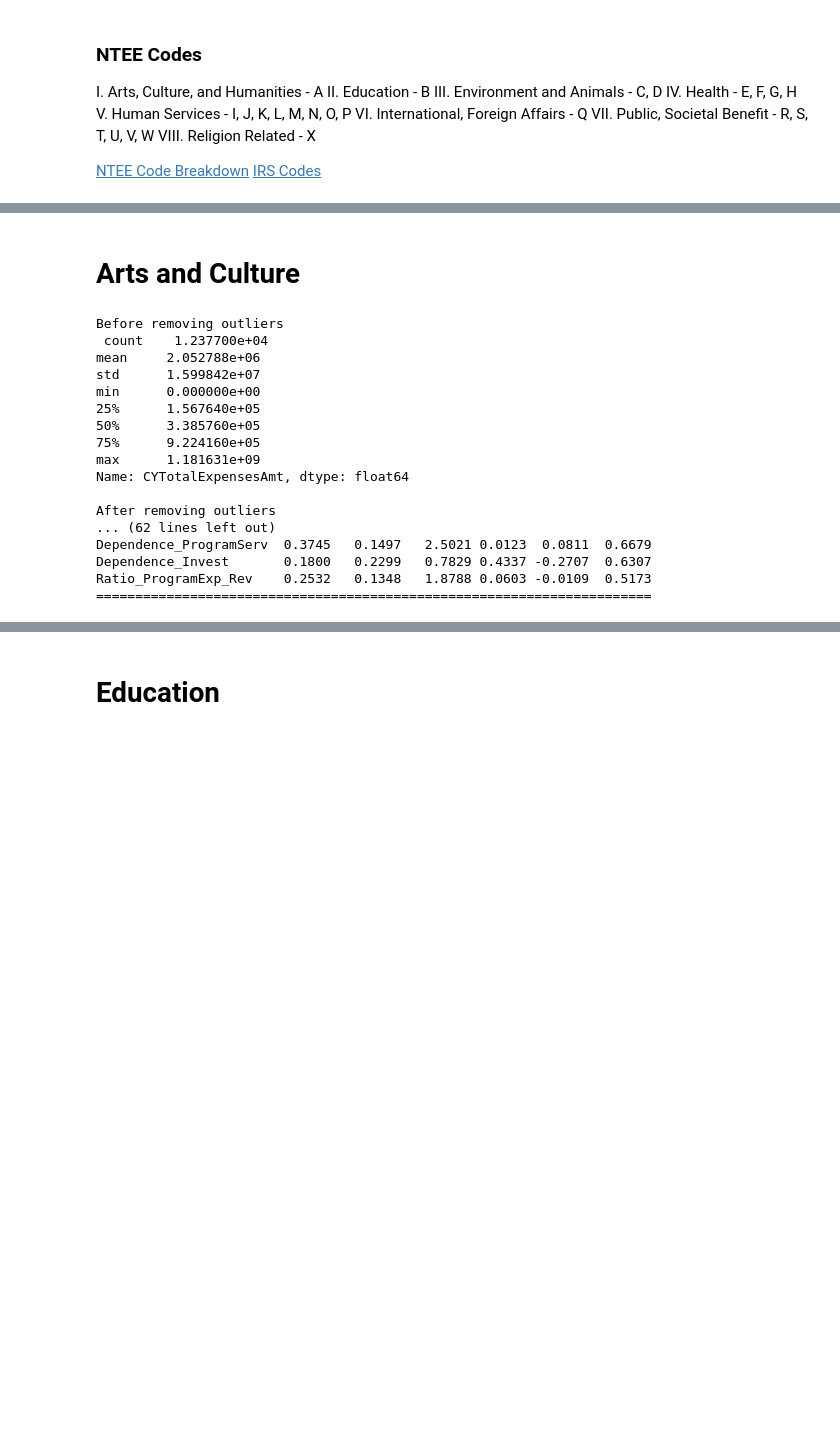
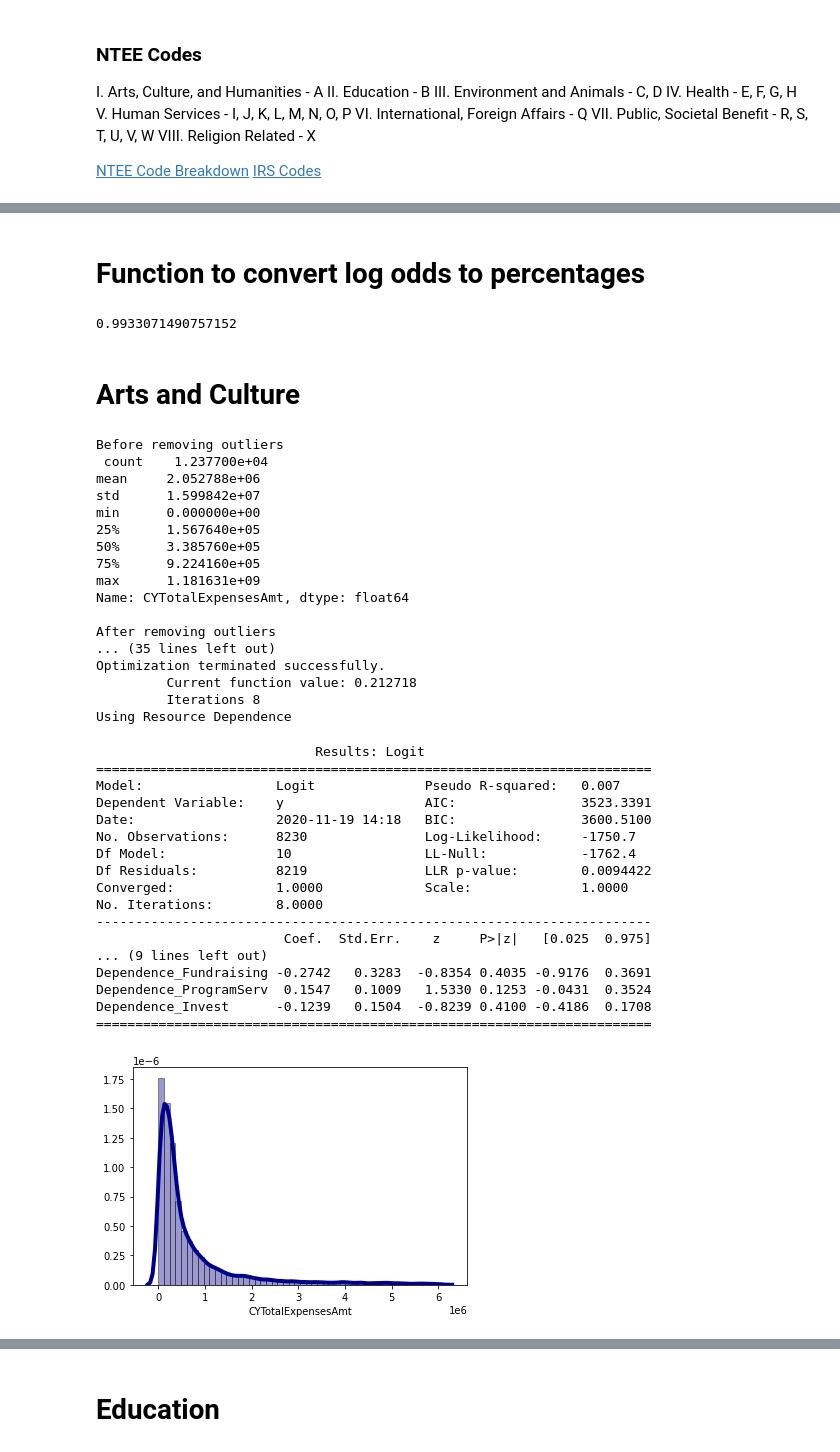
Before and after one commit to ethantenison/Impact_Capital, a Jupyter notebook: notebooks/analysis.ipynb, the cells around one changed output, grey strips where cells are left out. Drawn from its saved outputs; the diff is of its cells as text; code cells hidden in the pictures; blank space fills up the shorter version.

```diff
--- a/notebooks/analysis.ipynb
+++ b/notebooks/analysis.ipynb
@@ -123,0 +126,8 @@ Number of nonprofits:  231523
+# %%
+test = zipcodes.matching('70661')
+test
+df2015BERT['ZIPCd']  = df2015BERT['ZIPCd'].fillna(0)
+df2015BERT['ZIPCd'] = df2015BERT['ZIPCd'].astype('int64')
+df2015BERT['ZIPCd'] = df2015BERT['ZIPCd'].astype(str)
+#df2015BERT.info()
+df2015BERT['ZIPCd'][0]
@@ -123,0 +136,6 @@ Number of nonprofits:  231523
+# %%
+for i in df2015BERT.index:
+    if len(df2015BERT.at[i,'ZIPCd']) == 4:
+        df2015BERT.at[i,'ZIPCd'] = "0" + df2015BERT.at[i,'ZIPCd']
+    elif len(df2015BERT.at[i,'ZIPCd']) == 8:
+        df2015BERT.at[i,'ZIPCd'] = "0" + df2015BERT.at[i,'ZIPCd']
@@ -254,24 +323,23 @@ def logfunc(data, low, high):
     df2015 = data[data['CYTotalExpensesAmt'].between(data['CYTotalExpensesAmt'].quantile(low), data['CYTotalExpensesAmt'].quantile(high))] # without outliers
     print("After removing outliers","\n", df2015['CYTotalExpensesAmt'].describe(),"\n")
 
+    sns.distplot(df2015['CYTotalExpensesAmt'], hist=True, kde=True,
+             color = 'darkblue',
+             hist_kws={'edgecolor':'black'},
+             kde_kws={'linewidth': 4})
+
 
 
     logistic = df2015[['FormationYr',
-                   'CYTotalExpensesAmt',
+                   'org_size',
                    'Ratio_Equity_Revenue',
                    'Ratio_AdminExp_Exp',
                    'Operating_Margin',
                    'Revenue_Concentration',
-                   'Ratio_ProgramExp_Rev',
+                   #'Ratio_ProgramExp_Rev',
                    'vulnerable'
                      ]]
 
-    #'Dependence_Grants',
-    #'Dependence_Campaigns',
-    #'Dependence_Memberships',
-    #'Dependence_Fundraising',
-    #'Dependence_ProgramServ',
-    #'Dependence_Invest'
 
     #with concentration
     logistic = logistic.replace([np.inf, -np.inf], np.nan)
@@ -284,12 +352,12 @@ def logfunc(data, low, high):
     X_train, X_test, y_train, y_test = train_test_split(X, y, test_size=0.3, random_state=0)
     y_train=y_train.values.reshape(-1,1)
     logit_model=sm.Logit(y_train,X_train)
-    result=logit_model.fit(max_iter=1000)
+    result=logit_model.fit(max_iter=10000)
     print("Using Revenue Concentration", "\n",result.summary2())
 
     #With Dependence
     logistic = df2015[['FormationYr',
-                        'CYTotalExpensesAmt',
+                        'org_size',
                         'Ratio_Equity_Revenue',
                         'Ratio_AdminExp_Exp',
                         'Operating_Margin',
@@ -299,7 +367,7 @@ def logfunc(data, low, high):
                         'Dependence_Fundraising',
                         'Dependence_ProgramServ',
                         'Dependence_Invest',
-                        'Ratio_ProgramExp_Rev',
+                        #'Ratio_ProgramExp_Rev',
                         'vulnerable'
                      ]]
 
@@ -313,7 +381,7 @@ def logfunc(data, low, high):
     X_train, X_test, y_train, y_test = train_test_split(X, y, test_size=0.3, random_state=0)
     y_train=y_train.values.reshape(-1,1)
     logit_model=sm.Logit(y_train,X_train)
-    result=logit_model.fit(max_iter=1000)
+    result=logit_model.fit(max_iter=10000)
     print("Using Resource Dependence", "\n",result.summary2())
 
     return
@@ -320,3 +518,5 @@ def logfunc(data, low, high):
+# %% [markdown]
+# Function to convert log odds to percentages
 # %%
 #Converting logits to percentages
 def convertlogit(logit):
@@ -324,25 +524,47 @@ def convertlogit(logit):
     prob = odds / (1+ odds)
     print(prob)
     return
+# %%
+convertlogit(5)
+# %% [output]
+0.9933071490757152
 # %% [markdown]
 # Arts and Culture
 # %%
-logfunc(df2015ArtsCulture, 0.01, .99)
+logfunc(df2015ArtsCulture, 0.00, .95)
 # %% [output]
 Before removing outliers
  count    1.237700e+04
 mean     2.052788e+06
 std      1.599842e+07
 min      0.000000e+00
 25%      1.567640e+05
 50%      3.385760e+05
 75%      9.224160e+05
 max      1.181631e+09
 Name: CYTotalExpensesAmt, dtype: float64
 
 After removing outliers
-... (62 lines left out)
-Dependence_ProgramServ  0.3745   0.1497   2.5021 0.0123  0.0811  0.6679
-Dependence_Invest       0.1800   0.2299   0.7829 0.4337 -0.2707  0.6307
-Ratio_ProgramExp_Rev    0.2532   0.1348   1.8788 0.0603 -0.0109  0.5173
-=======================================================================
+... (35 lines left out)
+Optimization terminated successfully.
+         Current function value: 0.212718
+         Iterations 8
+Using Resource Dependence
+                            Results: Logit
+=======================================================================
+Model:                 Logit              Pseudo R-squared:   0.007
+Dependent Variable:    y                  AIC:                3523.3391
+Date:                  2020-11-19 14:18   BIC:                3600.5100
+No. Observations:      8230               Log-Likelihood:     -1750.7
+Df Model:              10                 LL-Null:            -1762.4
+Df Residuals:          8219               LLR p-value:        0.0094422
+Converged:             1.0000             Scale:              1.0000
+No. Iterations:        8.0000
+-----------------------------------------------------------------------
+                        Coef.  Std.Err.    z     P>|z|   [0.025  0.975]
+... (9 lines left out)
+Dependence_Fundraising -0.2742   0.3283  -0.8354 0.4035 -0.9176  0.3691
+Dependence_ProgramServ  0.1547   0.1009   1.5330 0.1253 -0.0431  0.3524
+Dependence_Invest      -0.1239   0.1504  -0.8239 0.4100 -0.4186  0.1708
+=======================================================================
+[figure, added]
```
Also changed, not shown: parts of 43 cells of this notebook.
